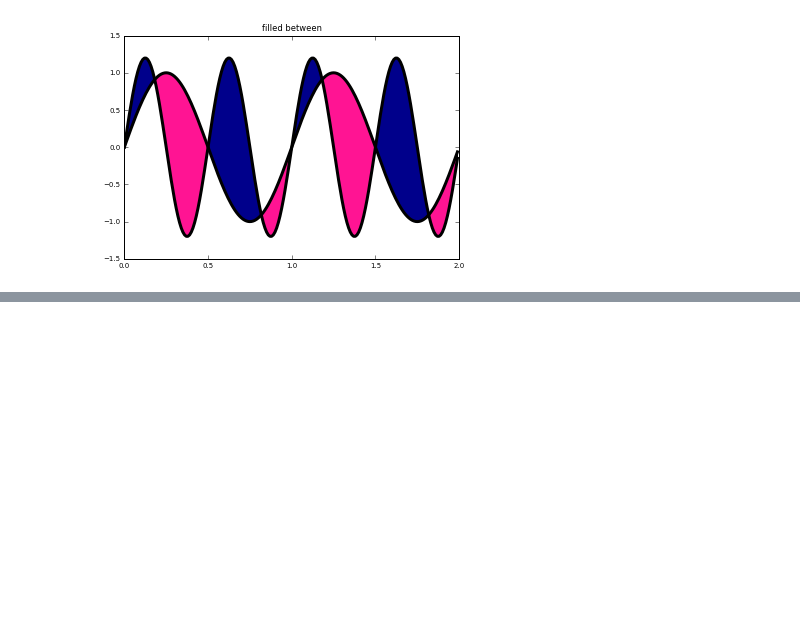
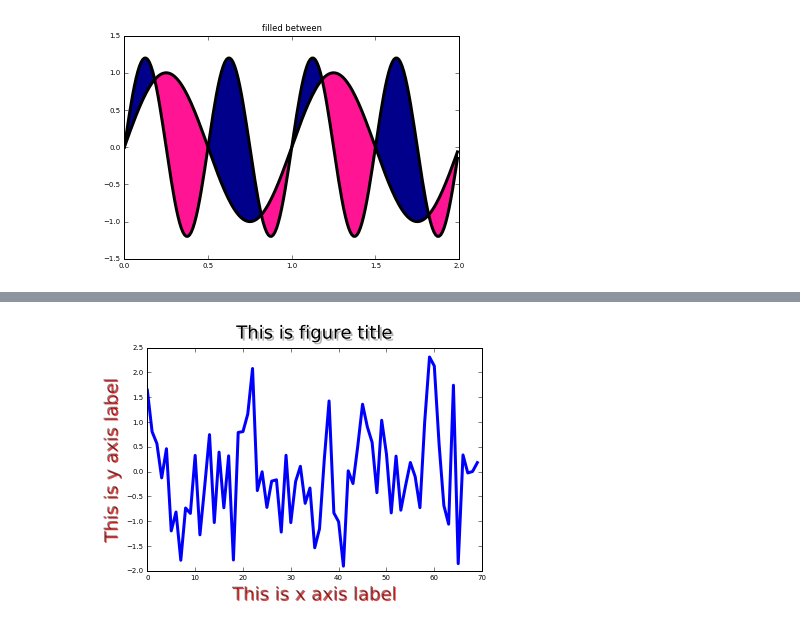
Before and after one commit to sawsimeon/Rnewbie, a Jupyter notebook: Python Data Visualization.ipynb, the cells around one changed output, grey strips where cells are left out. Drawn from its saved outputs; the diff is of its cells as text; code cells hidden in the pictures; blank space fills up the shorter version.

```diff
--- a/Python Data Visualization.ipynb
+++ b/Python Data Visualization.ipynb
@@ -998,0 +1031,30 @@ show()
+# %%
+import matplotlib.pyplot as plt
+from matplotlib import patheffects
+import numpy as np
+data = np.random.randn(70)
+fontsize = 18
+plt.plot(data)
+
+title = "This is figure title"
+x_label = "This is x axis label"
+y_label  ="This is y axis label"
+title_text_obj = plt.title(title,fontsize = fontsize,
+                          verticalalignment = 'bottom')
+title_text_obj.set_path_effects([patheffects.withSimplePatchShadow()])
+# offset_xy -- set the 'angle' of the shadow
+# shadow_rgbFace -- set the color of the shadow
+# patch_alpha -- setup the transparency of the shadow
+offset_xy = (1, -1)
+rgbRed = (1.0, 0.0, 0.0)
+alpha = 0.8
+
+pe = patheffects.withSimplePatchShadow(offset = offset_xy, shadow_rgbFace = rgbRed, alpha = alpha)
+# apply them to the xaxis and yaxis labels
+xlabel_obj = plt.xlabel(x_label, fontsize = fontsize, alpha = 0.5)
+xlabel_obj.set_path_effects([pe])
+ylabel_obj = plt.ylabel(y_label, fontsize = fontsize, alpha = 0.5)
+ylabel_obj.set_path_effects([pe])
+plt.show()
+# %% [output]
+[figure, added]
```
Also changed, not shown: parts of 29 cells of this notebook.
